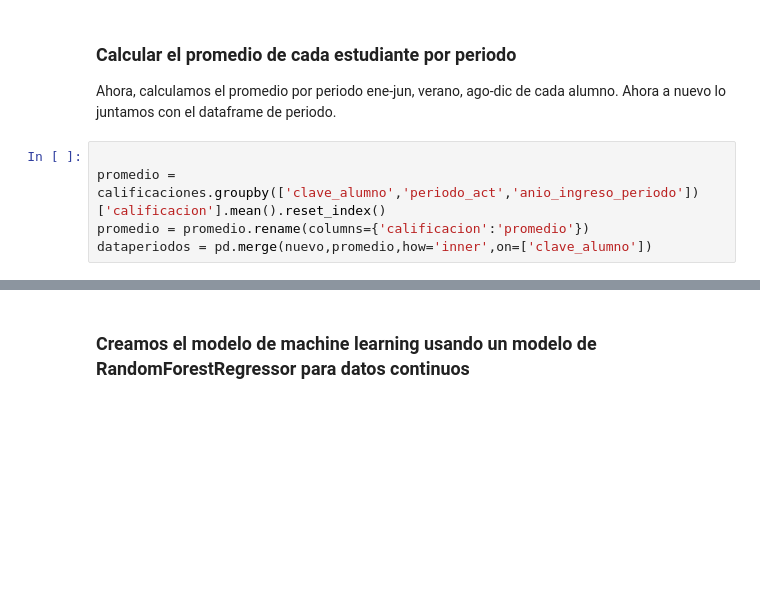
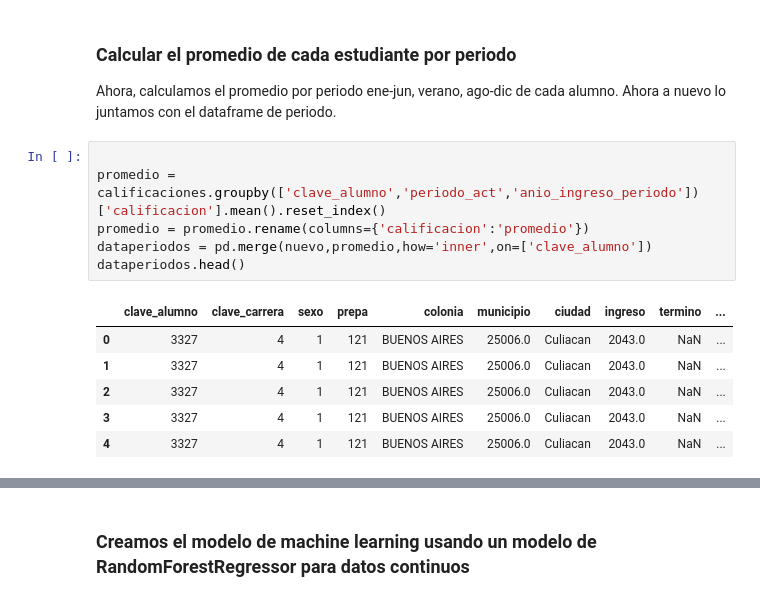
Before and after one commit to KingSplatt/Data-Analysis, a Jupyter notebook: data-analysis.ipynb, the cells around one changed output, grey strips where cells are left out. Saved outputs shown, nothing was run; the diff lists cells and outputs as text; blank space fills up the shorter version.

```diff
--- a/data-analysis.ipynb
+++ b/data-analysis.ipynb
@@ -233,5 +233,13 @@ Ahora, calculamos el promedio por periodo ene-jun, verano, ago-dic de cada alumn
 # %%
 
 promedio = calificaciones.groupby(['clave_alumno','periodo_act','anio_ingreso_periodo'])['calificacion'].mean().reset_index()
 promedio = promedio.rename(columns={'calificacion':'promedio'})
 dataperiodos = pd.merge(nuevo,promedio,how='inner',on=['clave_alumno'])
+dataperiodos.head()
+# %% [output]
+|  | clave_alumno | clave_carrera | sexo | prepa | colonia | municipio | ciudad | ingreso | termino | ... |
+| 0 | 3327 | 4 | 1 | 121 | BUENOS AIRES | 25006.0 | Culiacan | 2043.0 | NaN | ... |
+| 1 | 3327 | 4 | 1 | 121 | BUENOS AIRES | 25006.0 | Culiacan | 2043.0 | NaN | ... |
+| 2 | 3327 | 4 | 1 | 121 | BUENOS AIRES | 25006.0 | Culiacan | 2043.0 | NaN | ... |
+| 3 | 3327 | 4 | 1 | 121 | BUENOS AIRES | 25006.0 | Culiacan | 2043.0 | NaN | ... |
+| 4 | 3327 | 4 | 1 | 121 | BUENOS AIRES | 25006.0 | Culiacan | 2043.0 | NaN | ... |
```
Also changed, not shown: parts of 9 cells of this notebook.
